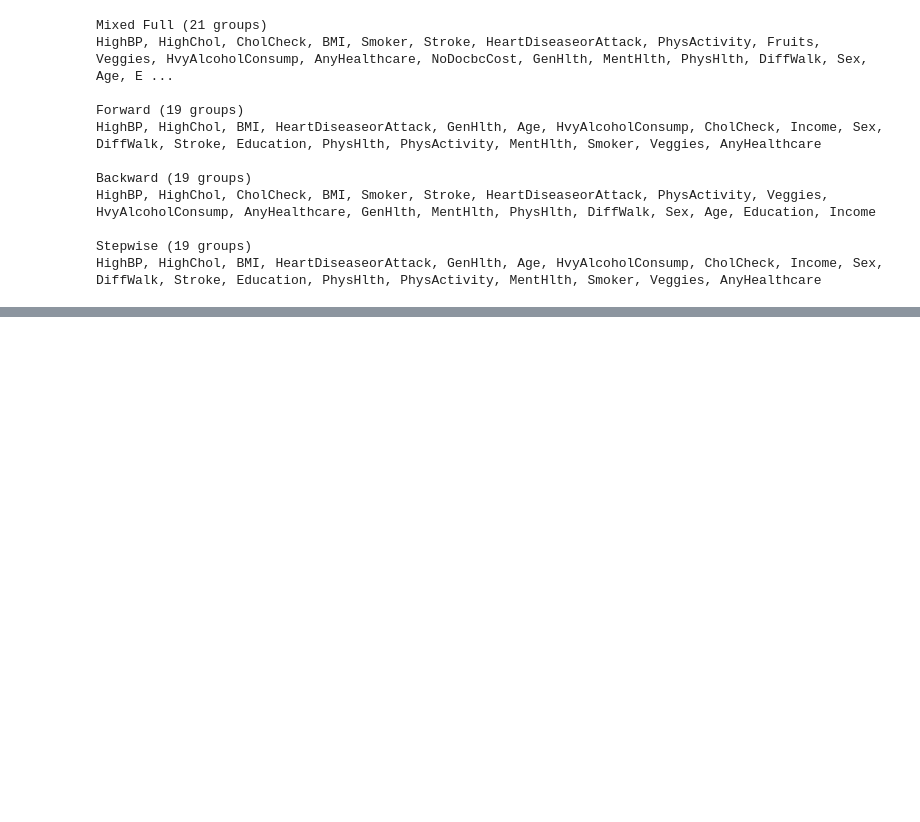
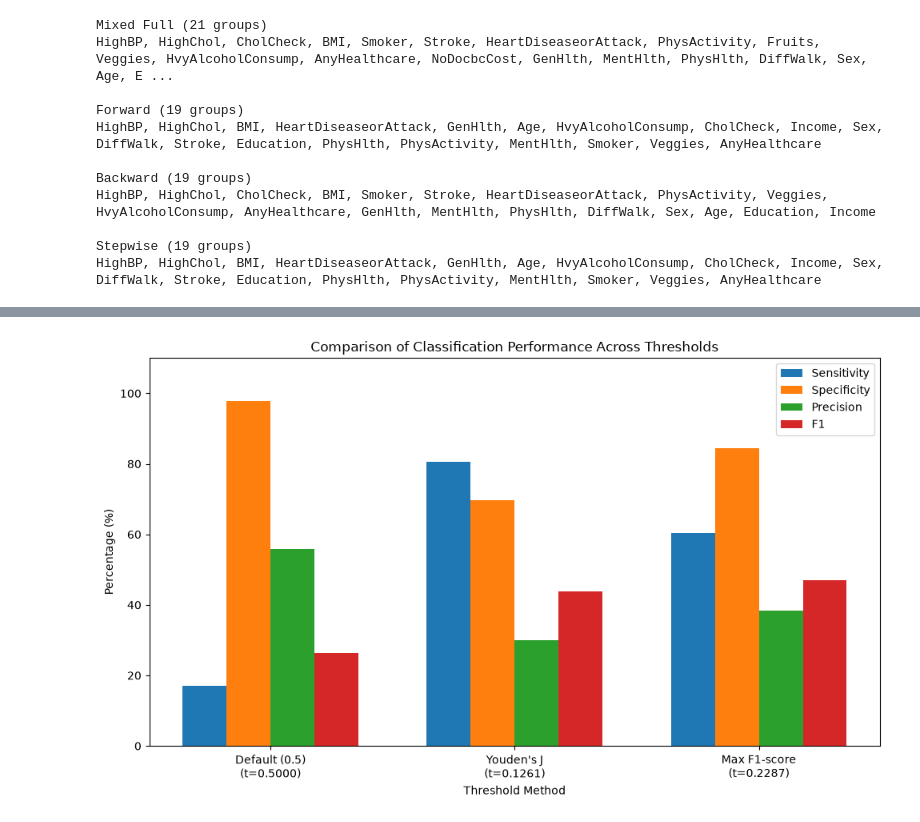
Before and after one commit to kurochan1901/115-1_Data-Analysis-and-Modeling, a Jupyter notebook: HW2/HW2.ipynb, the cells around one changed output, grey strips where cells are left out. Saved outputs shown, nothing was run; the diff lists cells and outputs as text; code cells hidden in the pictures; blank space fills up the shorter version.

```diff
--- a/HW2/HW2.ipynb
+++ b/HW2/HW2.ipynb
@@ -1502,7 +1491,8 @@ display(comparison_df.round(2))
 # %%
-for name, (variables, model) in models.items():
-    print(f"\n{name} ({len(variables)} groups)")
-    print(", ".join(variables))
+# # 比較最終模型
+# for name, (variables, model) in models.items():
+#     print(f"\n{name} ({len(variables)} groups)")
+#     print(", ".join(variables))
 # %% [output]
 Mixed Full (21 groups)
 HighBP, HighChol, CholCheck, BMI, Smoker, Stroke, HeartDiseaseorAttack, PhysActivity, Fruits, Veggies, HvyAlcoholConsump, AnyHealthcare, NoDocbcCost, GenHlth, MentHlth, PhysHlth, DiffWalk, Sex, Age, E ...
@@ -1517,0 +1954,35 @@ HighBP, HighChol, BMI, HeartDiseaseorAttack, GenHlth, Age, HvyAlcoholConsump, Ch
+# %%
+# plot
+# compare
+
+plot_df = results_df.copy()
+
+metrics = ["Sensitivity", "Specificity", "Precision", "F1"]
+x = np.arange(len(plot_df))
+width = 0.18
+
+plt.figure(figsize=(10, 6))
+
+for i, metric in enumerate(metrics):
+    plt.bar(
+        x + i * width,
+        plot_df[metric] * 100,
+        width=width,
+        label=metric
+    )
+
+plt.xticks(
+    x + width * 1.5,
+    [f"{m}\n(t={t:.4f})" for m, t in zip(plot_df["Method"], plot_df["Threshold"])],
+    rotation=0
+)
+
+plt.ylabel("Percentage (%)")
+plt.xlabel("Threshold Method")
+plt.title("Comparison of Classification Performance Across Thresholds")
+plt.ylim(0, 110)
+plt.legend()
+plt.tight_layout()
+plt.show()
+# %% [output]
+[figure, added]
```
Also changed, not shown: parts of 28 cells of this notebook, 2 other files.
